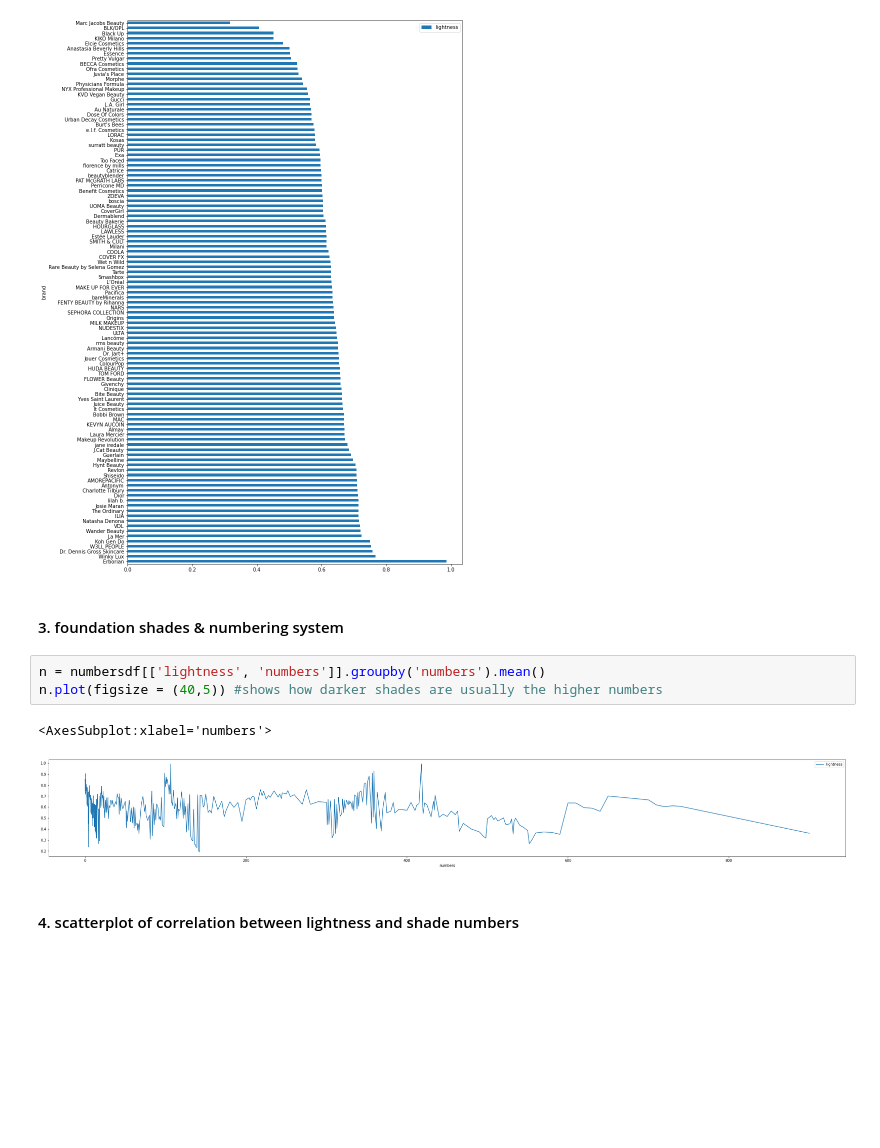
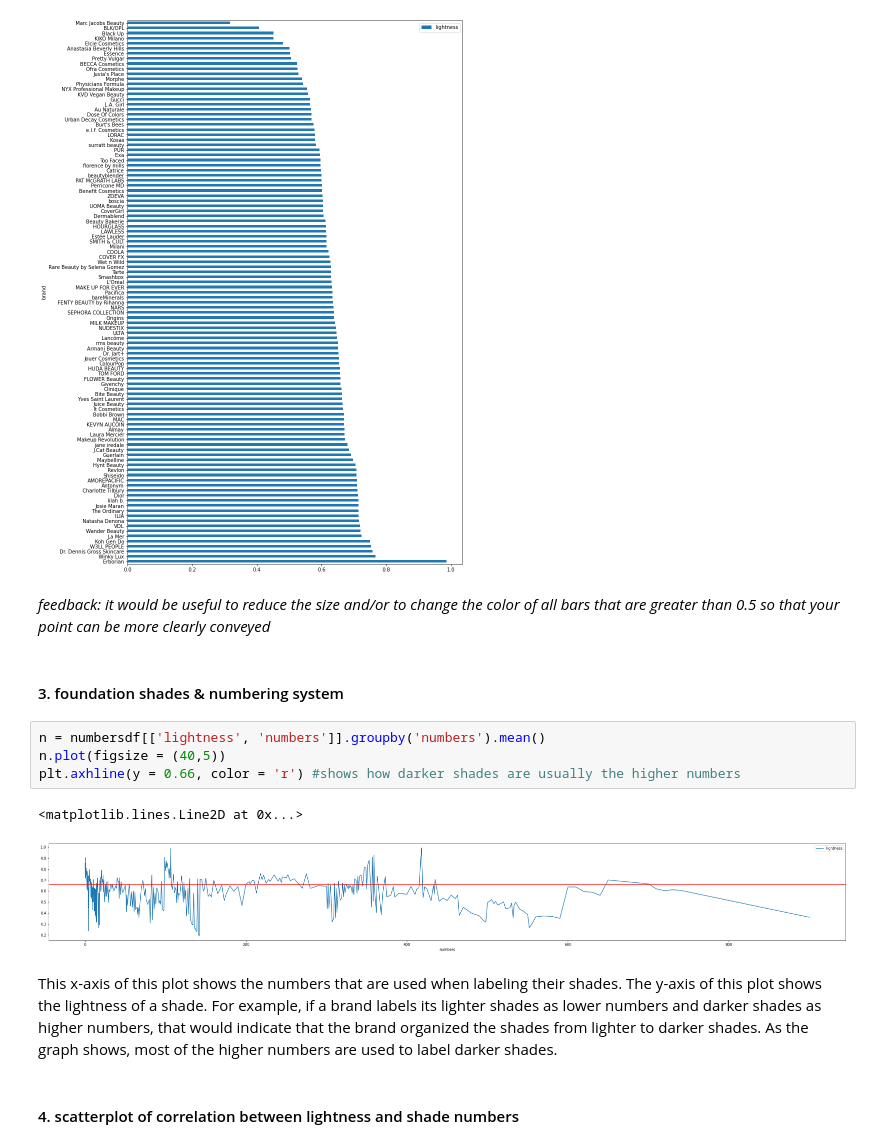
Before and after one commit to samanthapark23/dh140project, a Jupyter notebook: Project Assignment #2.ipynb, the cells around one changed output. Cells and saved outputs as stored; diff of their text form; blank space fills up the shorter version.

```diff
--- a/Project Assignment #2.ipynb
+++ b/Project Assignment #2.ipynb
@@ -145,14 +174,19 @@ w2.sort_values(by='lightness', ascending=False).plot(kind='barh', figsize=(12,20
 # %% [output]
 <AxesSubplot:ylabel='brand'>
 [figure]
+# %% [markdown]
+*feedback: it would be useful to reduce the size and/or to change the color of all bars that are greater than 0.5 so that your point can be more clearly conveyed*
 # %% [markdown]
 #### 3. foundation shades & numbering system
 # %%
 n = numbersdf[['lightness', 'numbers']].groupby('numbers').mean()
-n.plot(figsize = (40,5)) #shows how darker shades are usually the higher numbers
+n.plot(figsize = (40,5))
+plt.axhline(y = 0.66, color = 'r') #shows how darker shades are usually the higher numbers
 # %% [output]
-<AxesSubplot:xlabel='numbers'>
+<matplotlib.lines.Line2D at 0x...>
-[figure, old version]
+[figure, new version]
+# %% [markdown]
+This x-axis of this plot shows the numbers that are used when labeling their shades. The y-axis of this plot shows the lightness of a shade. For example, if a brand labels its lighter shades as lower numbers and darker shades as higher numbers, that would indicate that the brand organized the shades from lighter to darker shades. As the graph shows, most of the higher numbers are used to label darker shades.
 # %% [markdown]
 #### 4. scatterplot of correlation between lightness and shade numbers
 # %%
```
Also changed, not shown: parts of 72 cells of this notebook.
